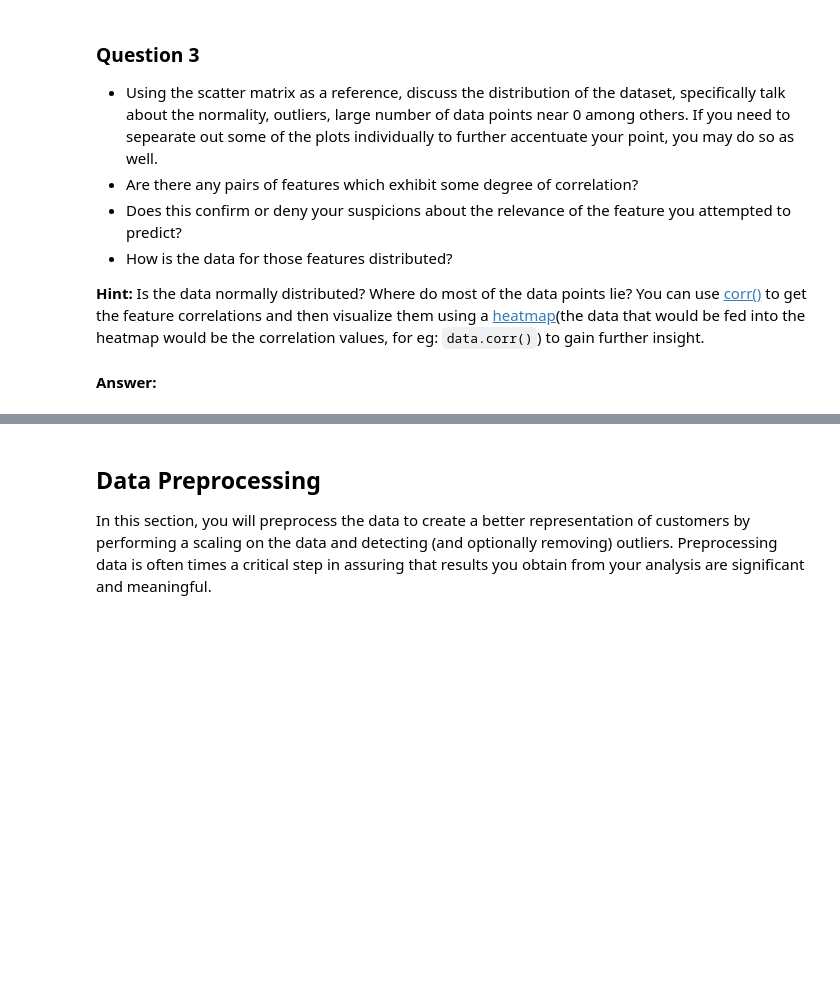
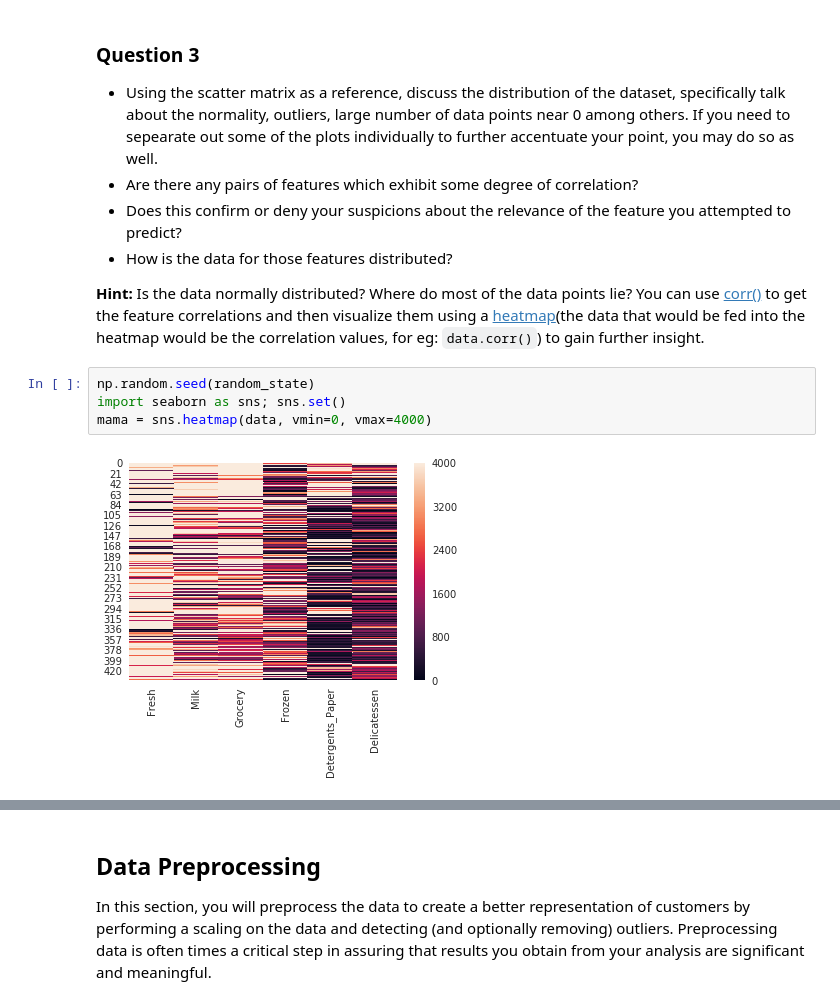
Before and after one commit to yanpozka/machine-learning, a Jupyter notebook: projects/customer_segments/customer_segments.ipynb, the cells around one changed output, grey strips where cells are left out. Cells and saved outputs as stored; diff of their text form; blank space fills up the shorter version.

```diff
--- a/projects/customer_segments/customer_segments.ipynb
+++ b/projects/customer_segments/customer_segments.ipynb
@@ -162,5 +181,9 @@ pd.plotting.scatter_matrix(data, alpha = 0.3, figsize = (14,8), diagonal = 'kde'
 * How is the data for those features distributed?
 
 **Hint:** Is the data normally distributed? Where do most of the data points lie? You can use [corr()](https://pandas.pydata.org/pandas-docs/stable/generated/pandas.DataFrame.corr.html) to get the feature correlations and then visualize them using a [heatmap](http://seaborn.pydata.org/generated/seaborn.heatmap.html)(the data that would be fed into the heatmap would be the correlation values, for eg: `data.corr()`) to gain further insight.
-# %% [markdown]
-**Answer:**
+# %%
+np.random.seed(random_state)
+import seaborn as sns; sns.set()
+mama = sns.heatmap(data, vmin=0, vmax=4000)
+# %% [output]
+[figure, added]
```
Also changed, not shown: parts of 15 cells of this notebook.
